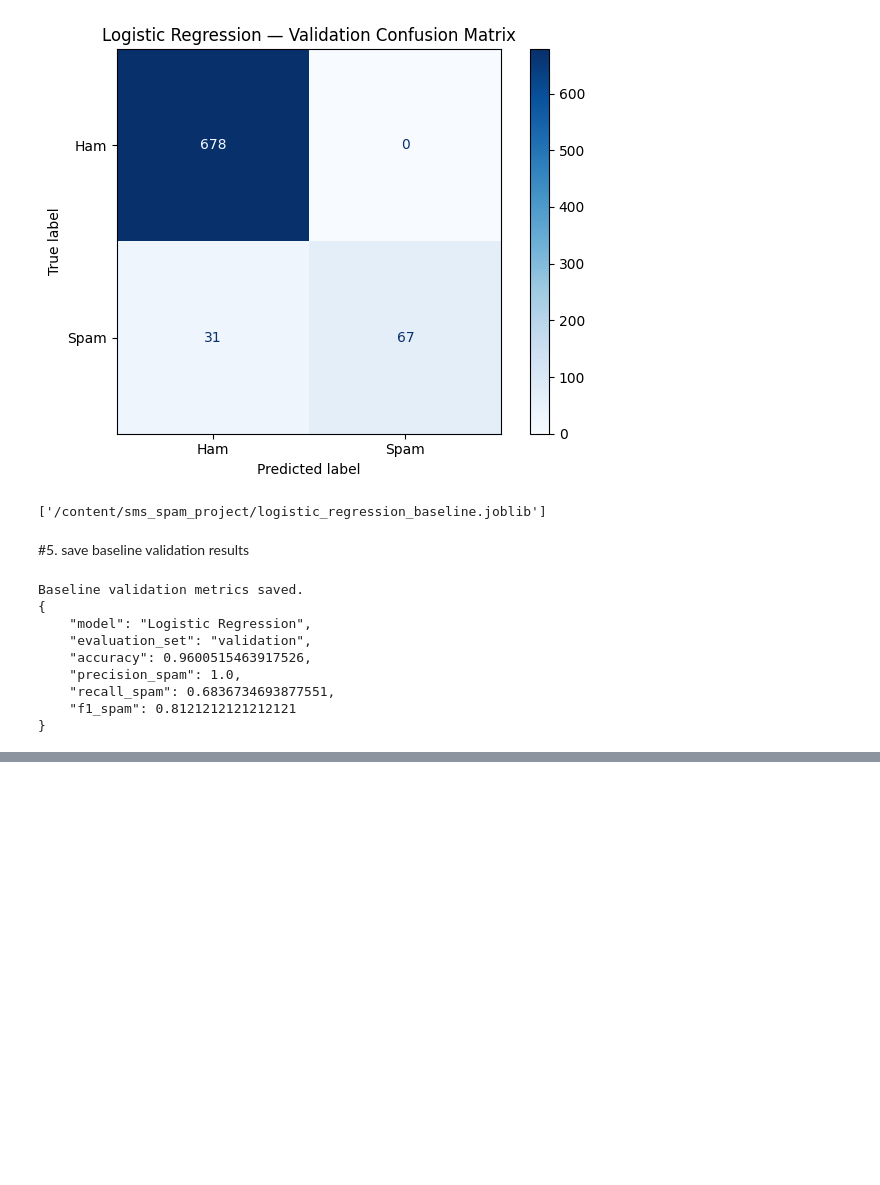
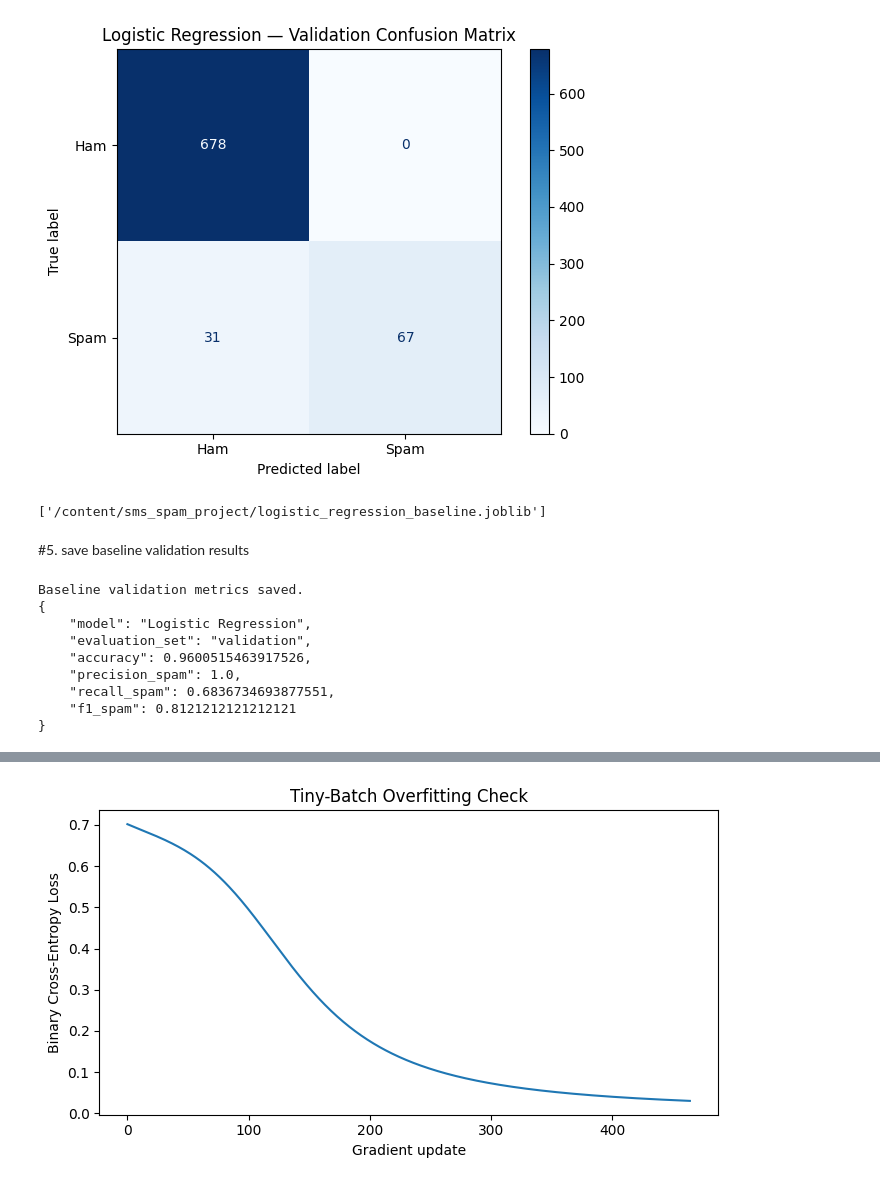
Before and after one commit to ThisumiWijesinghe/SMS_SPAM_DETECTION_ANN, a Jupyter notebook: Neural_Netwrok.ipynb, the cells around one changed output, grey strips where cells are left out. Cells and saved outputs as stored; diff of their text form; code cells hidden in the pictures; blank space fills up the shorter version.

```diff
--- a/Neural_Netwrok.ipynb
+++ b/Neural_Netwrok.ipynb
@@ -666,0 +1145,98 @@ Baseline validation metrics saved.
+# %%
+
+flat_targets = y_train_numpy.ravel()
+
+tiny_indices = np.concatenate([
+    np.flatnonzero(flat_targets == 0)[:8],
+    np.flatnonzero(flat_targets == 1)[:8]
+])
+
+X_tiny = X_train_numpy[tiny_indices]
+y_tiny = y_train_numpy[tiny_indices]
+
+tiny_parameters = initialise_parameters(
+    input_size=X_tiny.shape[1],
+    hidden_size=32,
+    seed=123
+)
+
+tiny_lr = 0.3
+max_updates = 3000
+target_loss = 0.03
+updates = 0
+tiny_losses = []
+
+tiny_initial_loss, _ = loss_and_gradients(
+    X_tiny,
+    y_tiny,
+    tiny_parameters
+)
+
+for step in range(max_updates):
+    loss, gradients = loss_and_gradients(
+        X_tiny,
+        y_tiny,
+        tiny_parameters
+    )
+
+    tiny_losses.append(loss)
+
+    if loss <= target_loss:
+        break
+
+    for name in tiny_parameters:
+        tiny_parameters[name] -= (
+            tiny_lr * gradients[name]
+        )
+
+    updates += 1
+
+tiny_final_loss, _ = loss_and_gradients(
+    X_tiny,
+    y_tiny,
+    tiny_parameters
+)
+
+diagnostic = {
+    "samples": len(X_tiny),
+    "learning_rate": tiny_lr,
+    "maximum_updates": max_updates,
+    "actual_updates": updates,
+    "stopping_rule": "loss <= 0.03 or 3000 updates",
+    "initial_loss": tiny_initial_loss,
+    "final_loss": tiny_final_loss,
+    "target_reached": bool(
+        tiny_final_loss <= target_loss
+    )
+}
+
+with open(
+    output_dir / "numpy_tiny_batch_check.json",
+    "w"
+) as file:
+    json.dump(diagnostic, file, indent=4)
+
+print(json.dumps(diagnostic, indent=4))
+
+plt.figure(figsize=(7, 4))
+plt.plot(tiny_losses)
+plt.xlabel("Gradient update")
+plt.ylabel("Binary Cross-Entropy Loss")
+plt.title("Tiny-Batch Overfitting Check")
+plt.tight_layout()
+
+plt.savefig(
+    output_dir / "numpy_tiny_batch_curve.png",
+    dpi=200
+)
+
+plt.show()
+
+if diagnostic["target_reached"]:
+    print("The model successfully fitted the tiny batch.")
+else:
+    print(
+        "The target was not reached. "
+        "Report this and inspect the learning curve."
+    )
+# %% [output]
@@ -666,0 +1253 @@ Baseline validation metrics saved.
+[figure, added]
```
Also changed, not shown: parts of 12 cells of this notebook.
